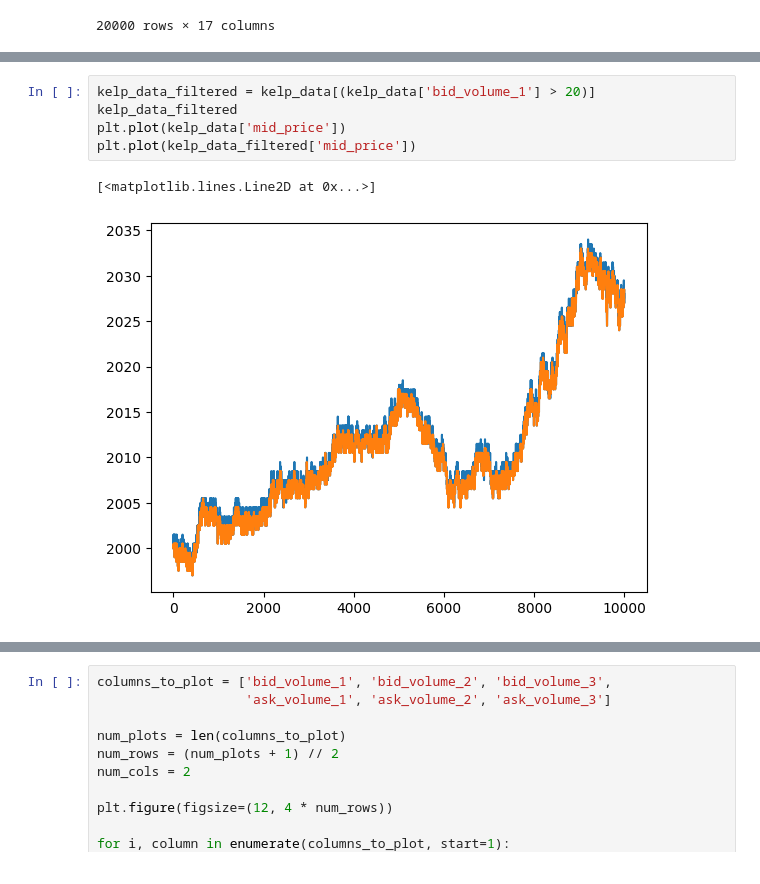
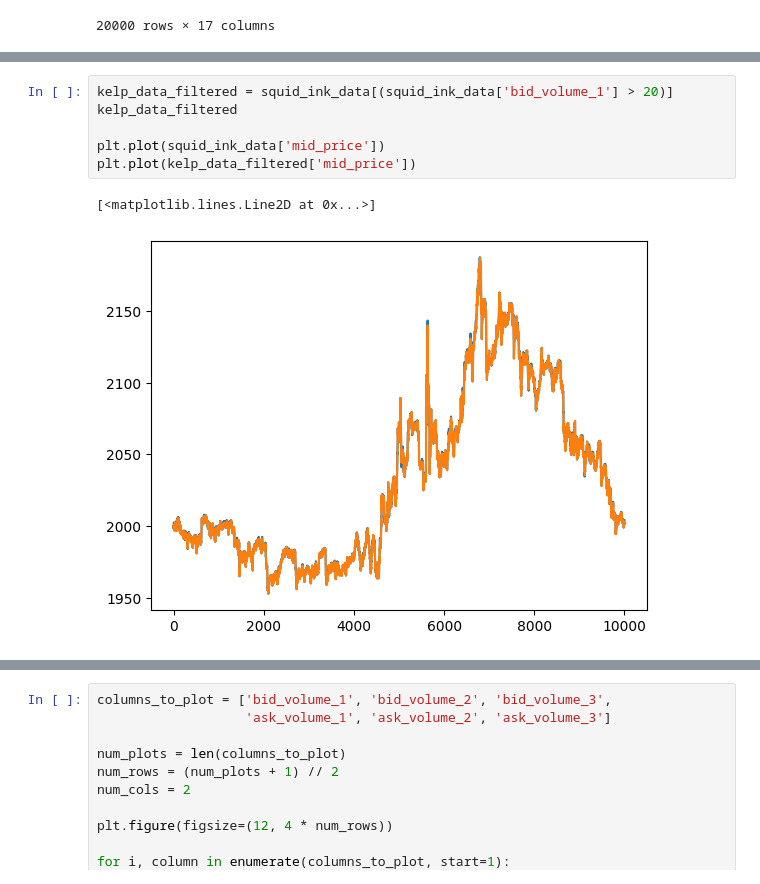
Before and after one commit to ManindraDeMel/Black-Shells-IMC-2025, a Jupyter notebook: Tools/analysis.ipynb, the cells around one changed output, grey strips where cells are left out. Saved outputs shown, nothing was run; the diff lists cells and outputs as text.

```diff
--- a/Tools/analysis.ipynb
+++ b/Tools/analysis.ipynb
@@ -72,8 +79,9 @@ squid_ink_data
 # %%
-kelp_data_filtered = kelp_data[(kelp_data['bid_volume_1'] > 20)]
+kelp_data_filtered = squid_ink_data[(squid_ink_data['bid_volume_1'] > 20)]
 kelp_data_filtered
-plt.plot(kelp_data['mid_price'])
+
+plt.plot(squid_ink_data['mid_price'])
 plt.plot(kelp_data_filtered['mid_price'])
 # %% [output]
 [<matplotlib.lines.Line2D at 0x...>]
-[figure, old version]
+[figure, new version]
```
Also changed, not shown: parts of 4 cells of this notebook.
